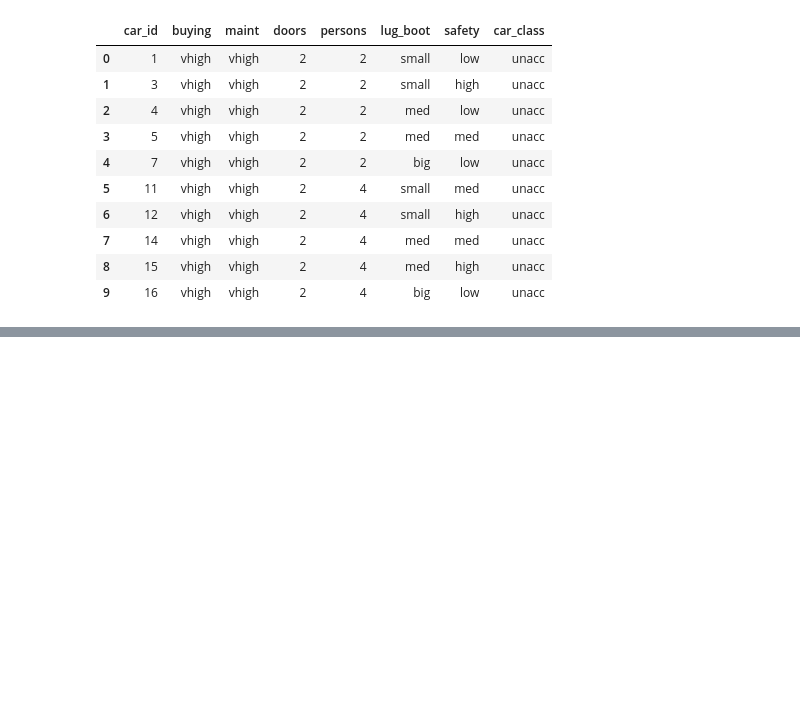
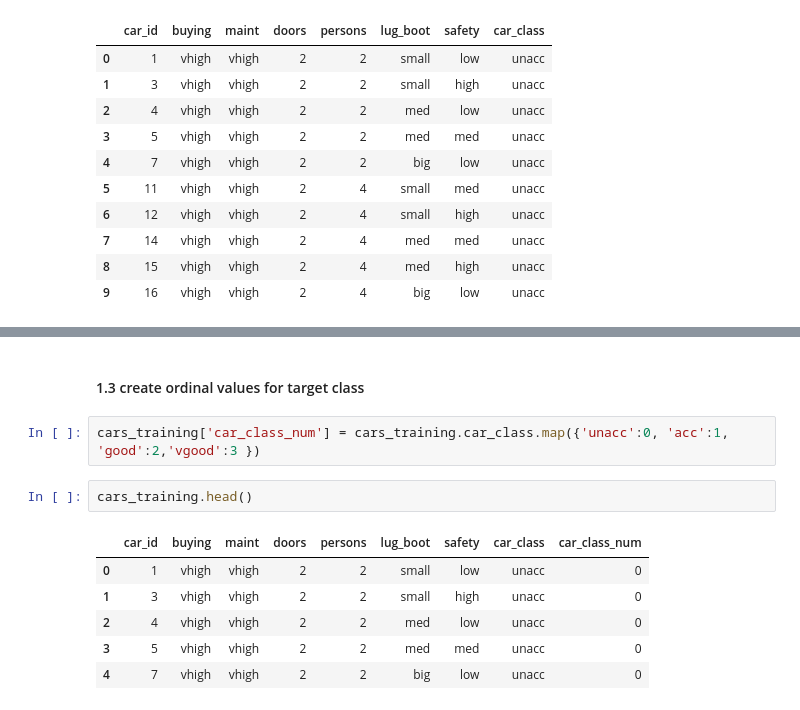
Before and after one commit to cjgeorge77/ga_projects, a Jupyter notebook: final_project/Car_classification_code.ipynb, the cells around one changed output, grey strips where cells are left out. Drawn from its saved outputs; the diff is of its cells as text; blank space fills up the shorter version.

```diff
--- a/final_project/Car_classification_code.ipynb
+++ b/final_project/Car_classification_code.ipynb
@@ -38,0 +138,13 @@ TypeError: unsupported operand type(s) for /: 'str' and 'int'
+# %% [markdown]
+#### 1.3 create ordinal values for target class
+# %%
+cars_training['car_class_num'] = cars_training.car_class.map({'unacc':0, 'acc':1, 'good':2,'vgood':3 })
+# %%
+cars_training.head()
+# %% [output]
+|  | car_id | buying | maint | doors | persons | lug_boot | safety | car_class | car_class_num |
+| 0 | 1 | vhigh | vhigh | 2 | 2 | small | low | unacc | 0 |
+| 1 | 3 | vhigh | vhigh | 2 | 2 | small | high | unacc | 0 |
+| 2 | 4 | vhigh | vhigh | 2 | 2 | med | low | unacc | 0 |
+| 3 | 5 | vhigh | vhigh | 2 | 2 | med | med | unacc | 0 |
+| 4 | 7 | vhigh | vhigh | 2 | 2 | big | low | unacc | 0 |
```
Also changed, not shown: parts of 21 cells of this notebook.
